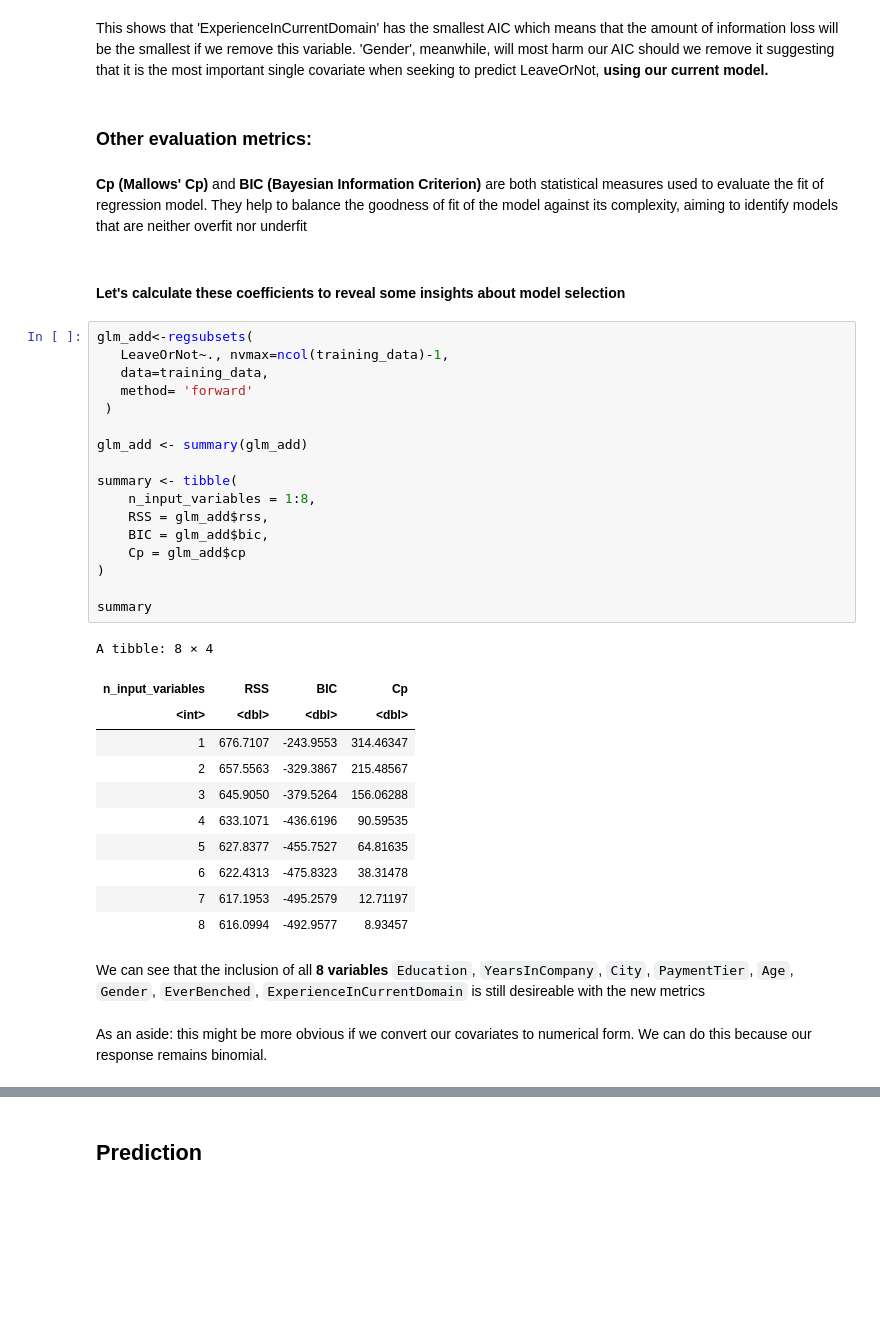
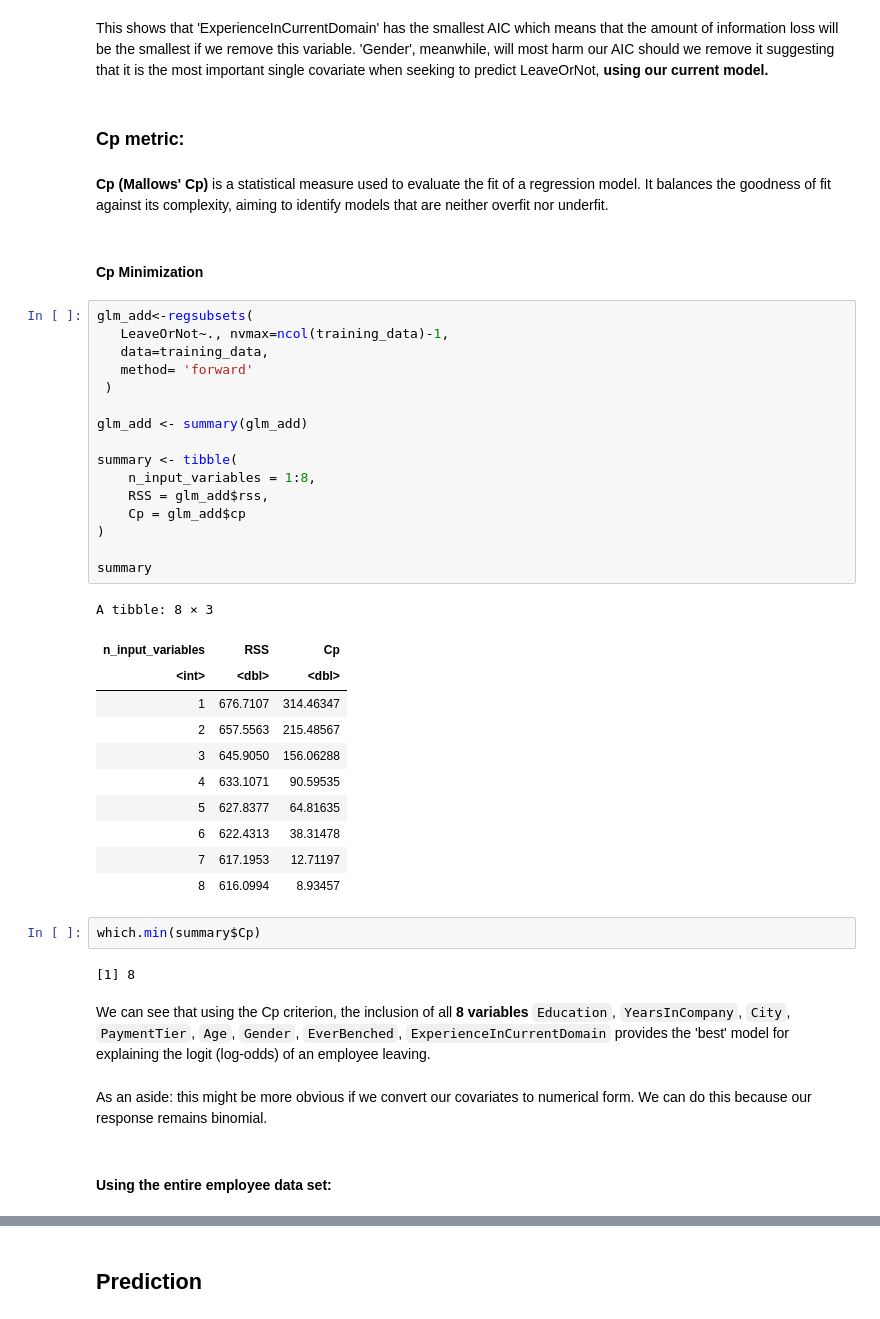
Before and after one commit to the-anh-hoang/EmployeeRetention, a Jupyter notebook: FittingAndReport/FittingAndReport.ipynb, the cells around one changed output, grey strips where cells are left out. Saved outputs shown, nothing was run; the diff lists cells and outputs as text; blank space fills up the shorter version.

```diff
--- a/FittingAndReport/FittingAndReport.ipynb
+++ b/FittingAndReport/FittingAndReport.ipynb
@@ -402,45 +406,50 @@ Null Deviance:      4184
 Residual Deviance: 3650         AIC: 3674
 # %% [markdown]
 This shows that 'ExperienceInCurrentDomain' has the smallest AIC which means that the amount of information loss will be the smallest if we remove this variable. 'Gender', meanwhile, will most harm our AIC should we remove it suggesting that it is the most important single covariate when seeking to predict LeaveOrNot, **using our current model.**
-# %% [markdown]
-### Other evaluation metrics:
+# %% [markdown]
+### Cp metric:
 # %% [markdown]
-**Cp (Mallows' Cp)** and **BIC (Bayesian Information Criterion)** are both statistical measures used to evaluate the fit of regression model. They help to balance the goodness of fit of the model against its complexity, aiming to identify models that are neither overfit nor underfit
+**Cp (Mallows' Cp)** is a statistical measure used to evaluate the fit of a regression model. It balances the goodness of fit against its complexity, aiming to identify models that are neither overfit nor underfit.
-# %% [markdown]
-#### Let's calculate these coefficients to reveal some insights about model selection
+# %% [markdown]
+#### Cp Minimization
 # %%
 glm_add<-regsubsets(
    LeaveOrNot~., nvmax=ncol(training_data)-1,
    data=training_data,
    method= 'forward'
  )
 
 glm_add <- summary(glm_add)
 
 summary <- tibble(
     n_input_variables = 1:8,
     RSS = glm_add$rss,
-    BIC = glm_add$bic,
     Cp = glm_add$cp
 )
 
 summary
 # %% [output]
-A tibble: 8 × 4
+A tibble: 8 × 3
-| n_input_variables | RSS | BIC | Cp |
-| <int> | <dbl> | <dbl> | <dbl> |
-| 1 | 676.7107 | -243.9553 | 314.46347 |
-| 2 | 657.5563 | -329.3867 | 215.48567 |
-| 3 | 645.9050 | -379.5264 | 156.06288 |
-| 4 | 633.1071 | -436.6196 | 90.59535 |
-| 5 | 627.8377 | -455.7527 | 64.81635 |
-| 6 | 622.4313 | -475.8323 | 38.31478 |
-| 7 | 617.1953 | -495.2579 | 12.71197 |
-| 8 | 616.0994 | -492.9577 | 8.93457 |
+| n_input_variables | RSS | Cp |
+| <int> | <dbl> | <dbl> |
+| 1 | 676.7107 | 314.46347 |
+| 2 | 657.5563 | 215.48567 |
+| 3 | 645.9050 | 156.06288 |
+| 4 | 633.1071 | 90.59535 |
+| 5 | 627.8377 | 64.81635 |
+| 6 | 622.4313 | 38.31478 |
+| 7 | 617.1953 | 12.71197 |
+| 8 | 616.0994 | 8.93457 |
+# %%
+which.min(summary$Cp)
+# %% [output]
+[1] 8
 # %% [markdown]
-We can see that the inclusion of all **8 variables** `Education`, `YearsInCompany`, `City`, `PaymentTier`, `Age`, `Gender`, `EverBenched`, `ExperienceInCurrentDomain` is still desireable with the new metrics
+We can see that using the Cp criterion, the inclusion of all **8 variables** `Education`, `YearsInCompany`, `City`, `PaymentTier`, `Age`, `Gender`, `EverBenched`, `ExperienceInCurrentDomain` provides the 'best' model for explaining the logit (log-odds) of an employee leaving.
 # %% [markdown]
 As an aside: this might be more obvious if we convert our covariates to numerical form. We can do this because our response remains binomial.
+# %% [markdown]
+#### Using the entire employee data set:
 # %%
 employee_num<-employee|>
             mutate(Gender=as.factor(Gender))|>
```
Also changed, not shown: parts of 12 cells of this notebook.
